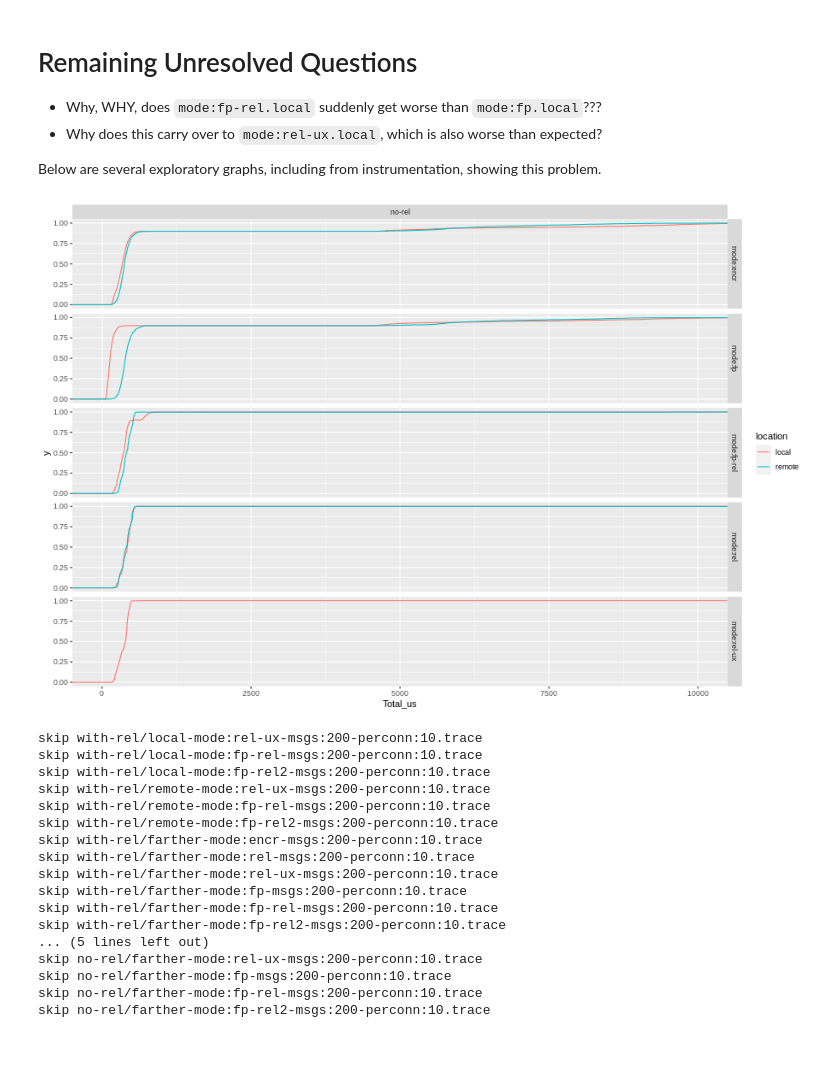
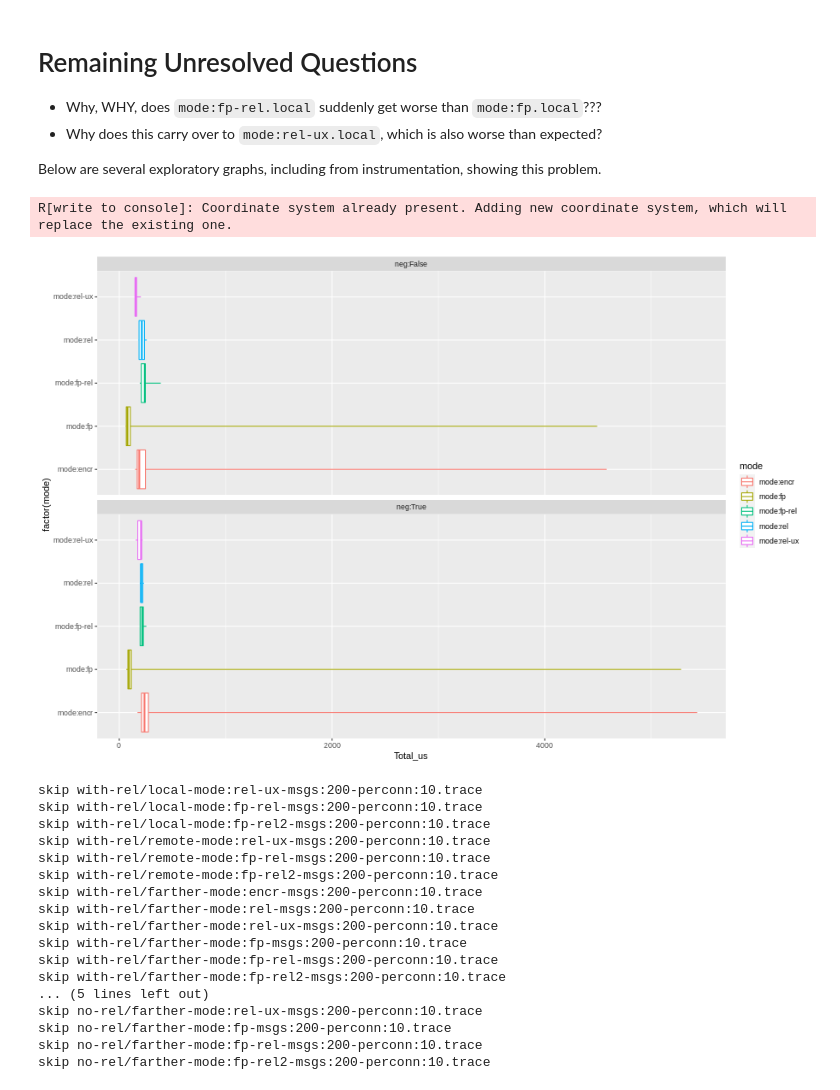
Before and after one commit to akshayknarayan/burrito, a Jupyter notebook: scripts/local-fastpath.ipynb, the cells around one changed output. Saved outputs shown, nothing was run; the diff lists cells and outputs as text; code cells hidden in the pictures; blank space fills up the shorter version.

```diff
--- a/scripts/local-fastpath.ipynb
+++ b/scripts/local-fastpath.ipynb
@@ -136,17 +140,24 @@ Remaining Unresolved Questions
 - Why does this carry over to `mode:rel-ux.local`, which is also worse than expected?
 
 Below are several exploratory graphs, including from instrumentation, showing this problem.
-# %%
-%%R -i df -w 900 -h 600
-
-library(ggplot2)
-
-ggplot(df[df$reliable=="no-rel",], aes(x=Total_us, colour=location)) +
-  stat_ecdf() +
-  facet_grid(mode~reliable) +
-  coord_cartesian(xlim=c(0,10e3))
-# %% [output]
-[figure, removed]
+# %%
+%%R -i df -w 900 -h 600
+
+library(ggplot2)
+
+f <- function(x) {
+  r <- quantile(x, probs = c(0.05, 0.25, 0.5, 0.75, 0.95))
+  names(r) <- c("ymin", "lower", "middle", "upper", "ymax")
+  r
+}
+
+ggplot(df, aes(x=factor(mode), y=Total_us, colour=mode)) +
+  stat_summary(fun.data = f, geom="boxplot") +
+  facet_wrap(~withneg, ncol=1) +
+  coord_cartesian(ylim=c(0,6e3)) + coord_flip()
+# %% [output]
+R[write to console]: Coordinate system already present. Adding new coordinate system, which will replace the existing one.
+[figure, added]
 # %%
 def parse_trace(fn):
     with open(fn) as f:
```
Also changed, not shown: parts of 2 cells of this notebook, 5 other files.
